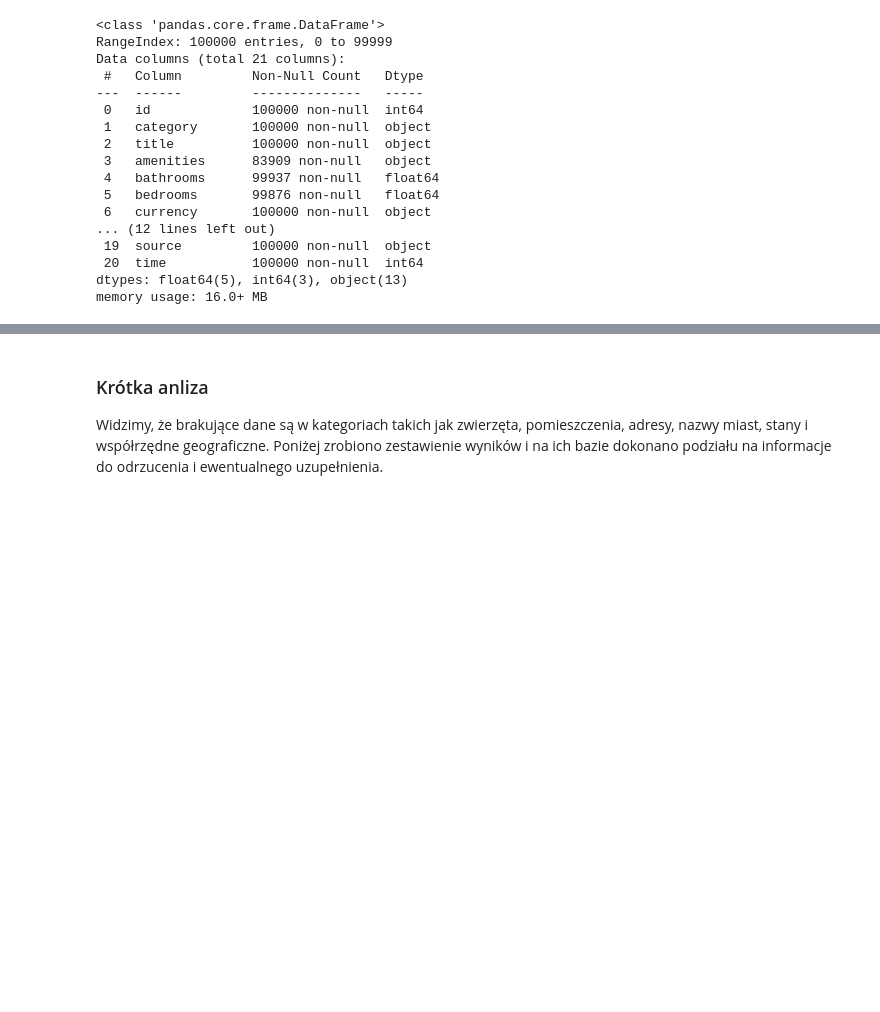
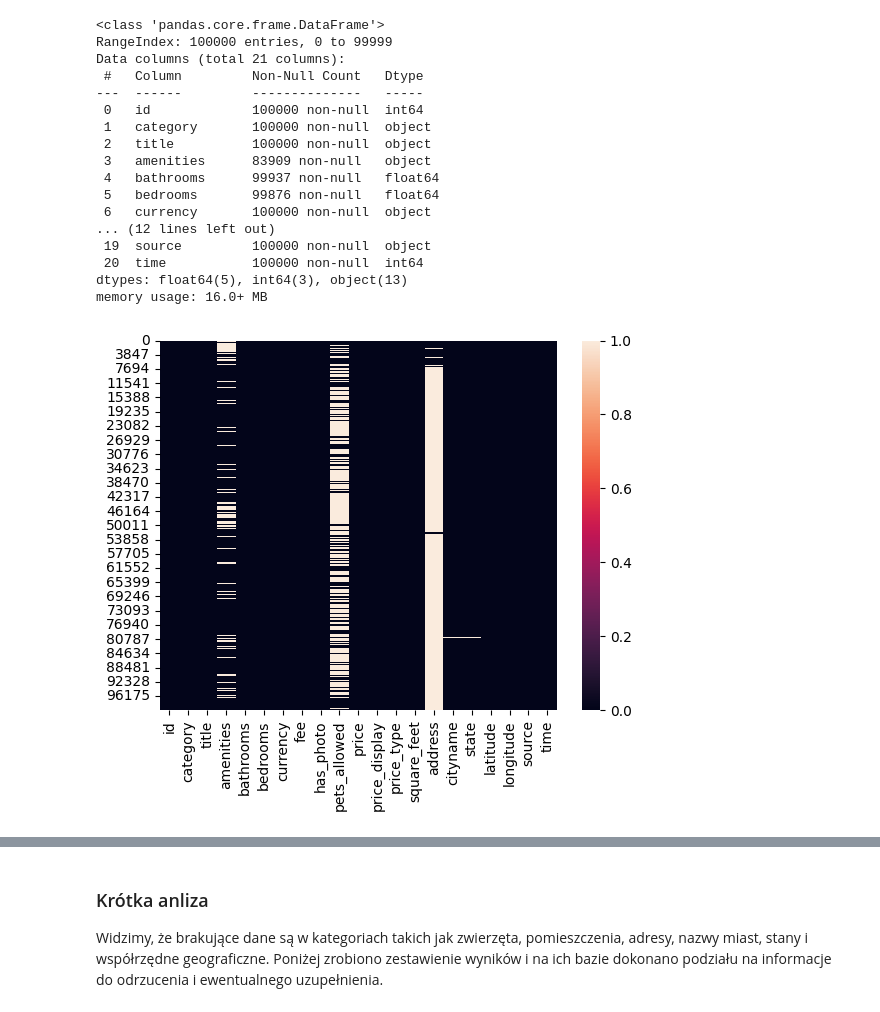
Before and after one commit to michalinahinc/Kurs_Analiza, a Jupyter notebook: pliki_robocze/Czysczenie_danych_wersja_filipa.ipynb, the cells around one changed output, grey strips where cells are left out. Cells and saved outputs as stored; diff of their text form; code cells hidden in the pictures; blank space fills up the shorter version.

Commit message:
czyszczenie danych w wersji Filipa - zmiana wczytywania pliku i dodanie kilku wizualizacji braku danych

```diff
--- a/pliki_robocze/Czysczenie_danych_wersja_filipa.ipynb
+++ b/pliki_robocze/Czysczenie_danych_wersja_filipa.ipynb
@@ -24,0 +12,10 @@ df_apartments.head(5)
+# %%
+# Pobiera folder, w którym znajduje się ten plik .py
+skrypt_dir = os.path.dirname(os.path.abspath(os.getcwd()))
+
+# Łączy ścieżkę skryptu z podfolderem i plikiem
+sciezka_pliku = os.path.join(skrypt_dir, "data", "apartments_for_rent_classified_100K.csv")
+
+# WCZYTANIE DANYCH
+df_apartments = pd.read_csv(sciezka_pliku, sep=';', encoding="cp1250")
+df_apartments.head(5)
@@ -42,3 +47,7 @@ Data columns (total 21 columns):
  20  time           100000 non-null  int64
 dtypes: float64(5), int64(3), object(13)
 memory usage: 16.0+ MB
+# %%
+sns.heatmap(df_apartments.isna());
+# %% [output]
+[figure, added]
```
Also changed, not shown: parts of 5 cells of this notebook.
